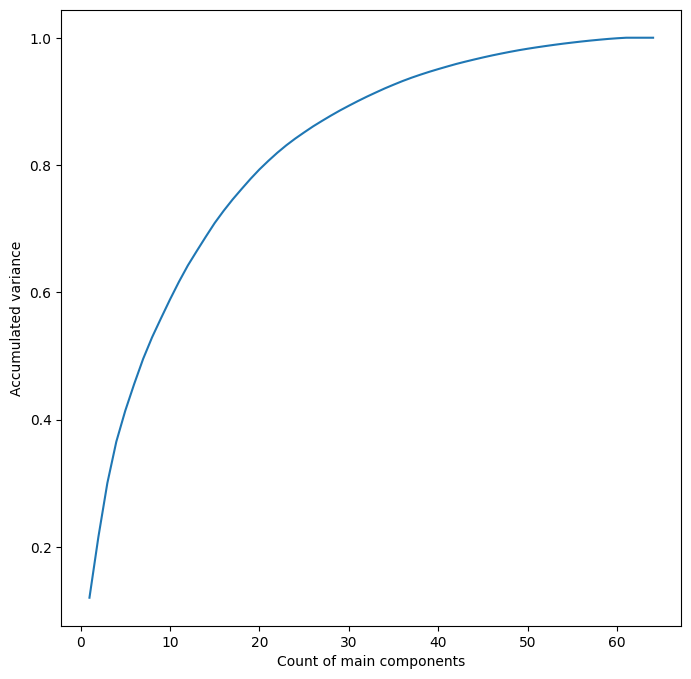
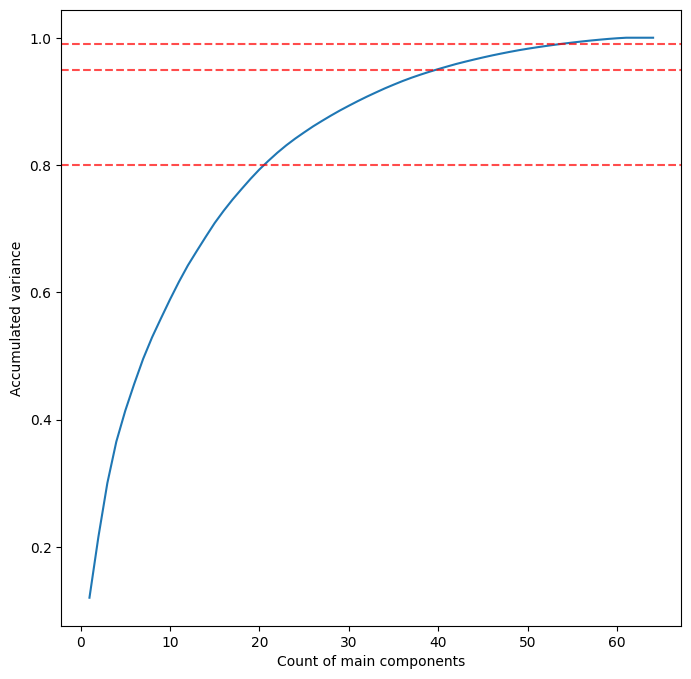
The notebook cell's code change between the first figure and the second:
--- before
+++ after
@@ -15,5 +15,4 @@
 axes.set_xlabel("Count of main components")
 axes.set_ylabel("Accumulated variance")
-plt.show()
 
 
@@ -23,4 +22,7 @@
         if cumvar[i] >= threshold:
             k = i
+            plt.axhline(y=threshold, color='r', linestyle='--', alpha=0.7, label=f'Порог {threshold*100}%')
             print(f"{int(threshold*100)}% дисперсии -> {k} компонент")
             break
+
+plt.show()

Commit: finally done hw18_